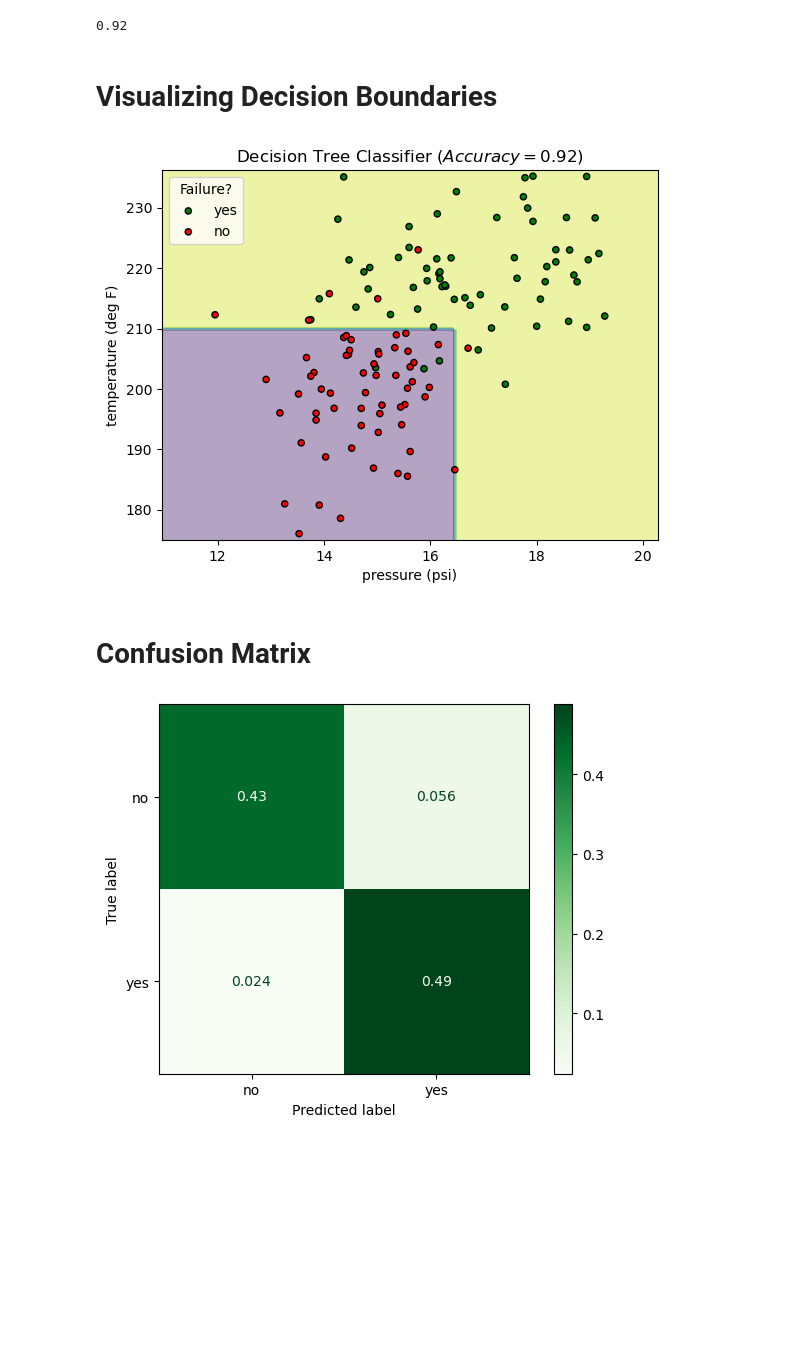
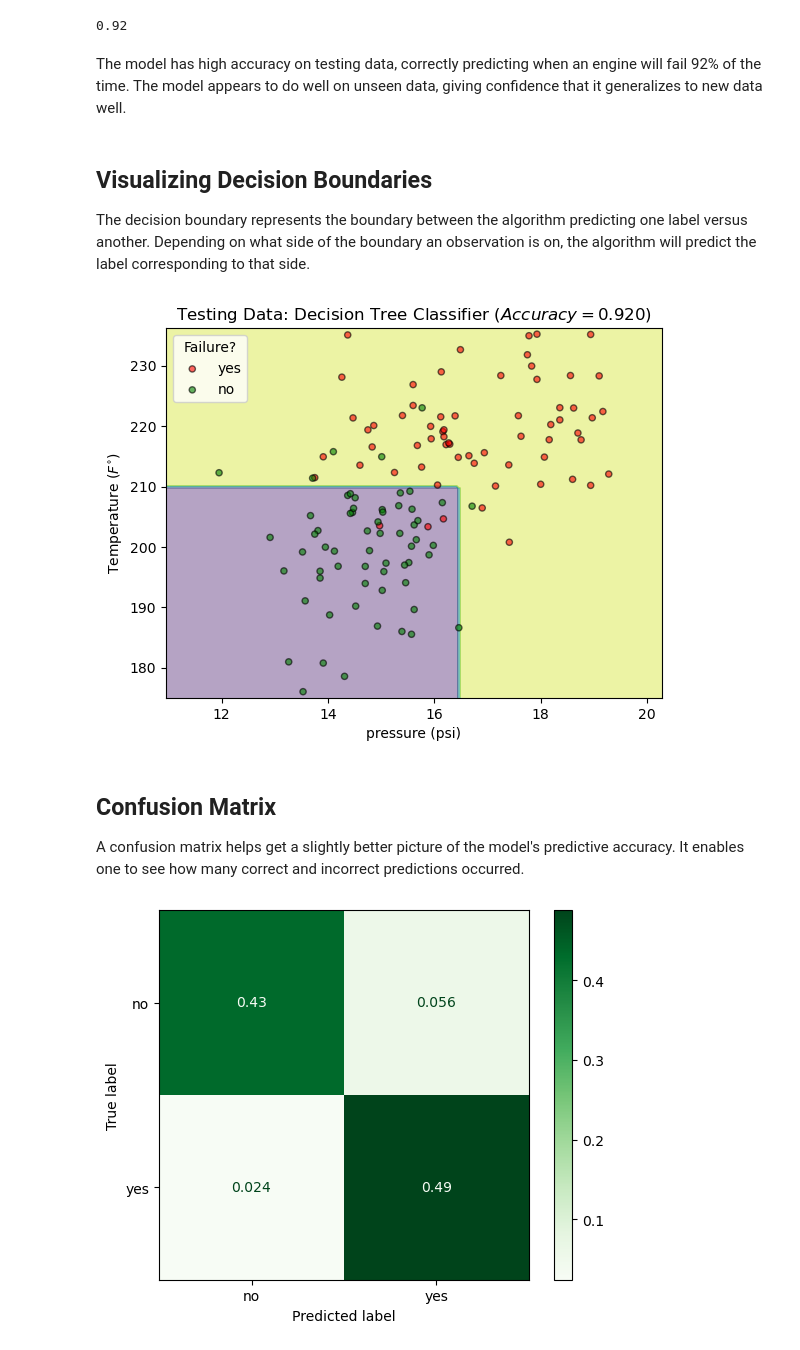
Before and after one commit to papir805/Stanford-ML-Class, a Jupyter notebook: notebooks/decision_tree_classification.ipynb, the cells around one changed output. Saved outputs shown, nothing was run; the diff lists cells and outputs as text; code cells hidden in the pictures; blank space fills up the shorter version.

```diff
--- a/notebooks/decision_tree_classification.ipynb
+++ b/notebooks/decision_tree_classification.ipynb
@@ -33,0 +51,8 @@ class_names = df['failure'].unique()
+# %%
+# Assign colors based on target_label for visualization
+df['color'] = df[target_label].map({label_0:'green', label_1:'red'})
+
+# Seperate the data on engines that failed
+# from those that didn't
+df_yesses = df[df[target_label]==label_1]
+df_nos = df[df[target_label]==label_0]
@@ -34,6 +99,13 @@ class_names = df['failure'].unique()
+# %%
+# Separate feature names
+feat_names = [x1_label, x2_label]
+
+# Extract unique class labels
+unique_labels = df[target_label].unique()
 # %%
+# Split dataset into training and testing dataset
 X_train, X_test, y_train, y_test = train_test_split(df[feat_names],
-                                                    df['failure'],
+                                                    df[target_label],
                                                     test_size=0.25,
                                                     random_state=42)
 # %% [markdown]
@@ -84,6 +176,10 @@ accuracy = decision_tree_classifier.score(X_test, y_test)
 accuracy
 # %% [output]
 0.92
+# %% [markdown]
+The model has high accuracy on testing data, correctly predicting when an engine will fail 92% of the time.  The model appears to do well on unseen data, giving confidence that it generalizes to new data well.
 # %% [markdown]
-# Visualizing Decision Boundaries
+## Visualizing Decision Boundaries
+
+The decision boundary represents the boundary between the algorithm predicting one label versus another.  Depending on what side of the boundary an observation is on, the algorithm will predict the label corresponding to that side.
 # %%
@@ -103,13 +204,37 @@ nos = for_scatter[for_scatter['failure']=='no']
 # %%
+# Create figure and axis for graphing
 fig, ax = plt.subplots(1,1)
-DecisionBoundaryDisplay.from_estimator(decision_tree_classifier, X_test, alpha=0.4, response_method="predict", ax=ax)
-ax.scatter(yesses['pressure (psi)'], yesses['temperature (deg F)'], c=yesses['color'], s=20, edgecolor="k", label='yes')
-ax.scatter(nos['pressure (psi)'], nos['temperature (deg F)'], c=nos['color'], s=20, edgecolor="k", label='no')
+
+# Draw the model's decision boundary, a boundary separating
+# where it predicts a failure from a non-failure
+DecisionBoundaryDisplay.from_estimator(estimator=decision_tree_classifier,
+                                       X=X_test,
+                                       alpha=0.4,
+                                       response_method="predict",
+                                       ax=ax)
+
+# Scatter plot of engine data that failed
+ax.scatter(x=test_yesses[x1_label],
+           y=test_yesses[x2_label],
+           c=test_yesses['color'],
+           s=20, edgecolor="k", label='yes', alpha=0.6)
+
+# Scatter plot of engine data that didn't fail
+ax.scatter(x=test_nos[x1_label],
+           y=test_nos[x2_label],
+           c=test_nos['color'],
+           s=20, edgecolor="k", label='no', alpha=0.6)
+
+ax.set_title(f'Testing Data: Decision Tree Classifier $(Accuracy = {accuracy:.3f})$')
+ax.set_ylabel(r'Temperature ($F^{\circ}$)')
 ax.legend(title='Failure?')
-ax.set_title(f'Decision Tree Classifier $(Accuracy = {accuracy:.2f})$')
+
+#plt.tight_layout()
 plt.show()
 # %% [output]
-[figure, old version]
+[figure, new version]
 # %% [markdown]
-# Confusion Matrix
+## Confusion Matrix
+
+A confusion matrix helps get a slightly better picture of the model's predictive accuracy.  It enables one to see how many correct and incorrect predictions occurred.
 # %%
```
Also changed, not shown: parts of 26 cells of this notebook, 1 other file.
